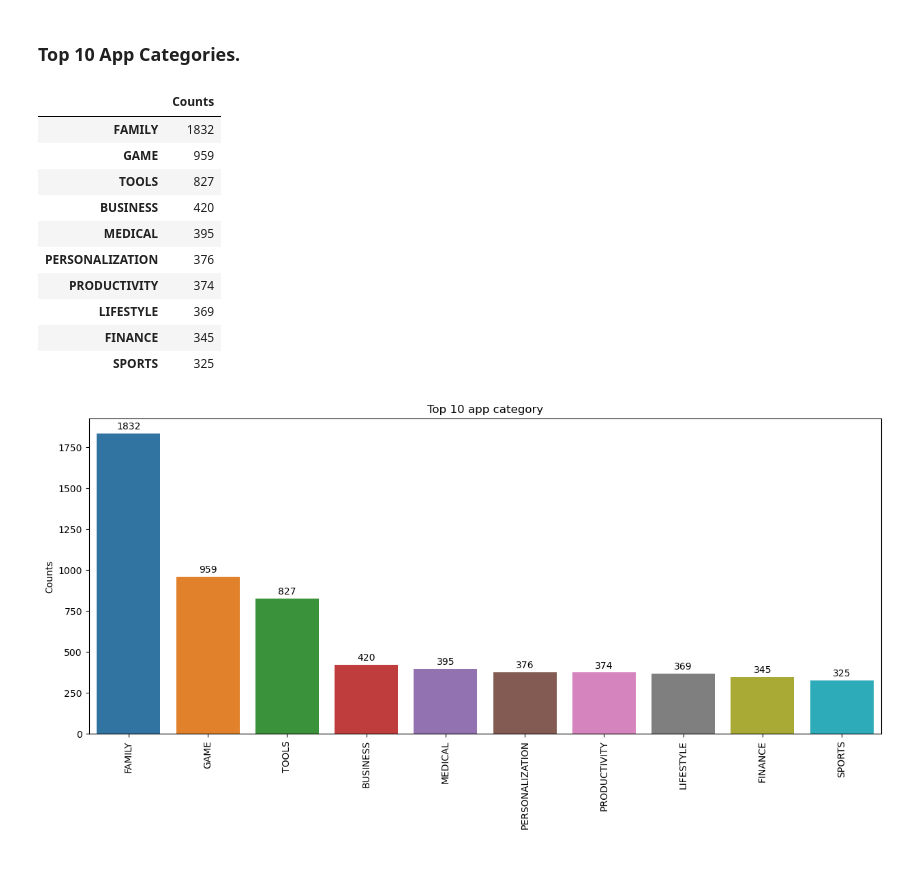
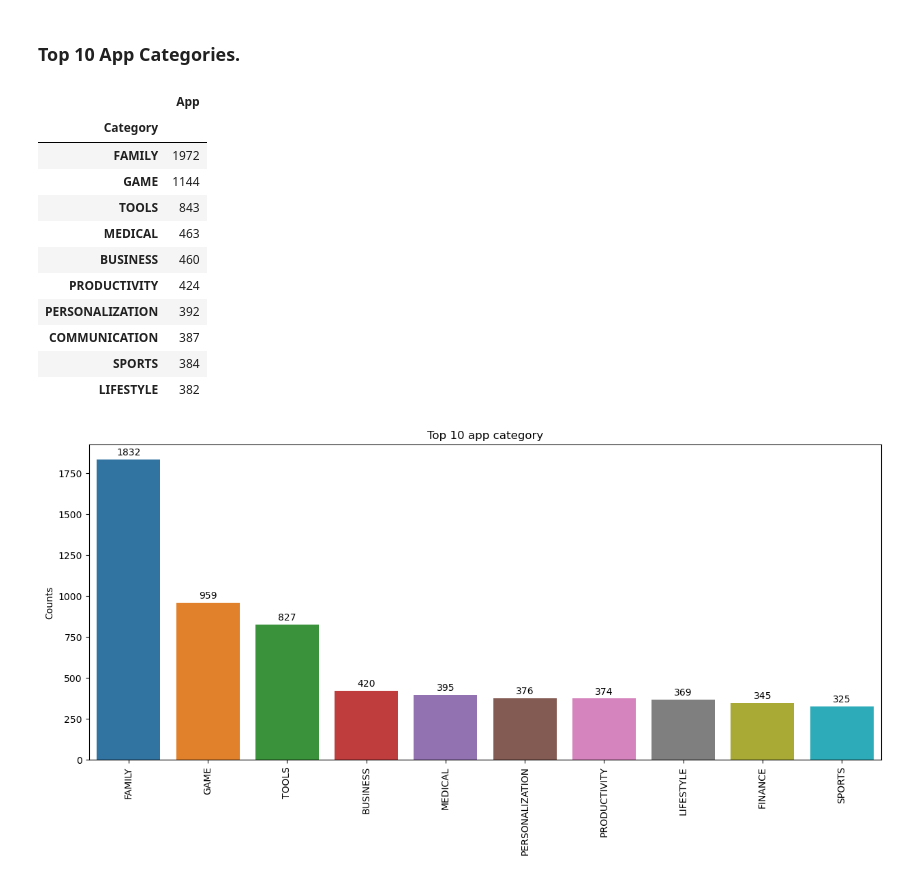
Before and after one commit to pragya-sharma11/Journey_to_Machine_Learning, a Jupyter notebook: Exploratory_Data_Analysis/Google_play_store_EDA_and_DataCleaning/EDA.ipynb, the cells around one changed output. Drawn from its saved outputs; the diff is of its cells as text; code cells hidden in the pictures.

```diff
--- a/Exploratory_Data_Analysis/Google_play_store_EDA_and_DataCleaning/EDA.ipynb
+++ b/Exploratory_Data_Analysis/Google_play_store_EDA_and_DataCleaning/EDA.ipynb
@@ -458,21 +460,23 @@ df['Category'].value_counts().plot.pie(y=df['Category'], figsize=(15,16), autopc
 # %% [markdown]
 ### Top 10 App Categories.
 # %%
-category = pd.DataFrame(df['Category'].value_counts())
-category.rename(columns = {'Category':'Counts'}, inplace=True)
+# category = pd.DataFrame(df['Category'].value_counts())
+# category.rename(columns = {'Category':'Counts'}, inplace=True)
+category = df[['Category','App']].groupby('Category').count().sort_values(by='App', ascending=False)
 category[:10]
 # %% [output]
-|  | Counts |
-| FAMILY | 1832 |
-| GAME | 959 |
-| TOOLS | 827 |
-| BUSINESS | 420 |
-| MEDICAL | 395 |
-| PERSONALIZATION | 376 |
-| PRODUCTIVITY | 374 |
-| LIFESTYLE | 369 |
-| FINANCE | 345 |
-| SPORTS | 325 |
+|  | App |
+| Category |  |
+| FAMILY | 1972 |
+| GAME | 1144 |
+| TOOLS | 843 |
+| MEDICAL | 463 |
+| BUSINESS | 460 |
+| PRODUCTIVITY | 424 |
+| PERSONALIZATION | 392 |
+| COMMUNICATION | 387 |
+| SPORTS | 384 |
+| LIFESTYLE | 382 |
 # %%
 plt.figure(figsize = (15,6))
 bar_plot = sns.barplot(x=category.index[:10], y = 'Counts', data = category[:10])
```
Also changed, not shown: parts of 7 cells of this notebook, 1 other file.
